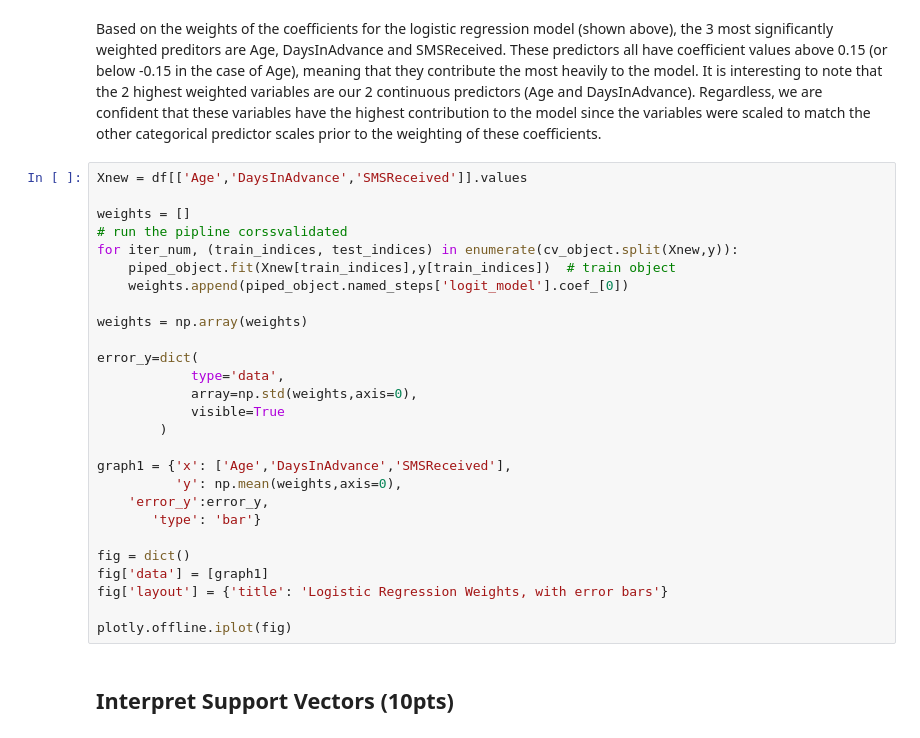
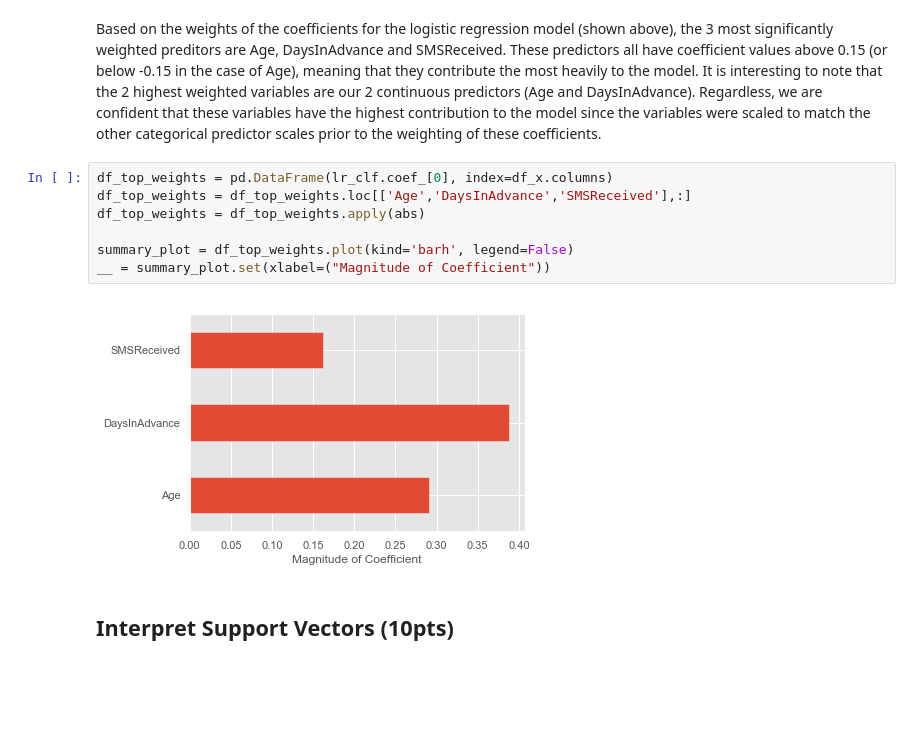
Before and after one commit to cdmorgan103/7331DataMiningNoShow, a Jupyter notebook: MiniLab.ipynb, the cells around one changed output. Drawn from its saved outputs; the diff is of its cells as text; blank space fills up the shorter version.

Commit message:
fixes and model comparison writeup

```diff
--- a/MiniLab.ipynb
+++ b/MiniLab.ipynb
@@ -751,32 +906,14 @@ plt.show()
 # %% [markdown]
 Based on the weights of the coefficients for the logistic regression model (shown above), the 3 most significantly weighted preditors are Age, DaysInAdvance and SMSReceived. These predictors all have coefficient values above 0.15 (or below -0.15 in the case of Age), meaning that they contribute the most heavily to the model. It is interesting to note that the 2 highest weighted variables are our 2 continuous predictors (Age and DaysInAdvance). Regardless, we are confident that these variables have the highest contribution to the model since the variables were scaled to match the other categorical predictor scales prior to the weighting of these coefficients.
-# %%
-Xnew = df[['Age','DaysInAdvance','SMSReceived']].values
-
-weights = []
-# run the pipline corssvalidated
-for iter_num, (train_indices, test_indices) in enumerate(cv_object.split(Xnew,y)):
-    piped_object.fit(Xnew[train_indices],y[train_indices])  # train object
-    weights.append(piped_object.named_steps['logit_model'].coef_[0])
-
-weights = np.array(weights)
-
-error_y=dict(
-            type='data',
-            array=np.std(weights,axis=0),
-            visible=True
-        )
-
-graph1 = {'x': ['Age','DaysInAdvance','SMSReceived'],
-          'y': np.mean(weights,axis=0),
-    'error_y':error_y,
-       'type': 'bar'}
-
-fig = dict()
-fig['data'] = [graph1]
-fig['layout'] = {'title': 'Logistic Regression Weights, with error bars'}
-
-plotly.offline.iplot(fig)
+# %%
+df_top_weights = pd.DataFrame(lr_clf.coef_[0], index=df_x.columns)
+df_top_weights = df_top_weights.loc[['Age','DaysInAdvance','SMSReceived'],:]
+df_top_weights = df_top_weights.apply(abs)
+
+summary_plot = df_top_weights.plot(kind='barh', legend=False)
+__ = summary_plot.set(xlabel=("Magnitude of Coefficient"))
+# %% [output]
+[figure, added]
 # %% [markdown]
 ## Interpret Support Vectors (10pts)
 # %% [markdown]
```
Also changed, not shown: parts of 33 cells of this notebook.
